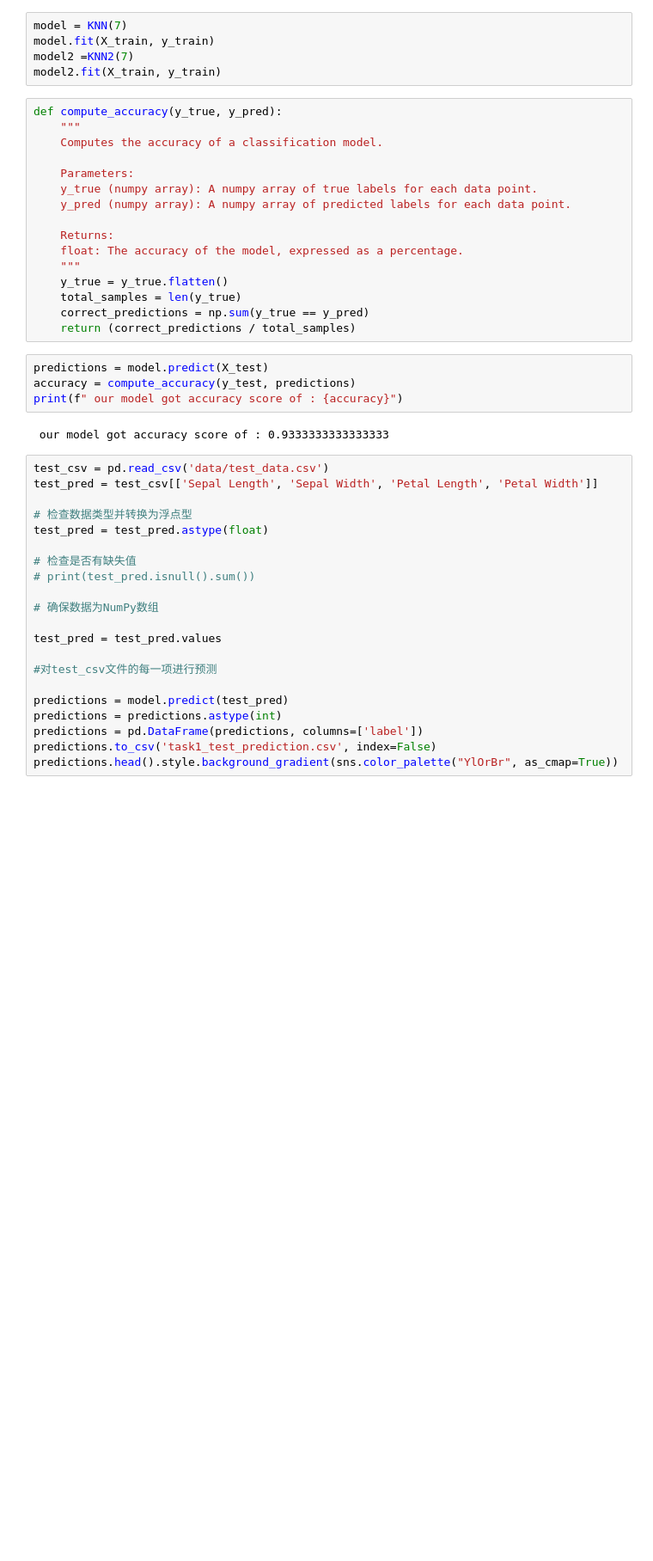
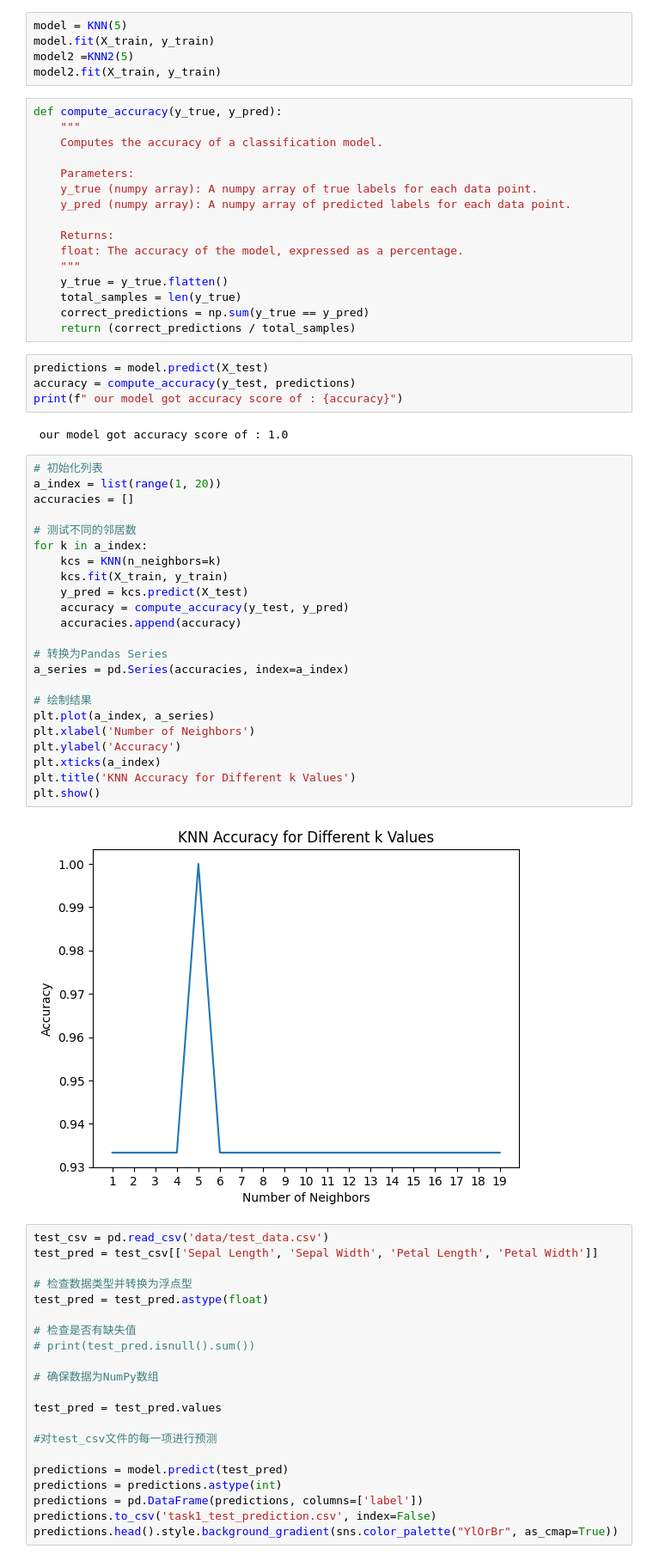
Before and after one commit to kaicheng001/2024-Spring-PR-Experiments, a Jupyter notebook: KNN/knn.ipynb, the cells around one changed output. Shown: that part at 86% size. Saved outputs shown, nothing was run; the diff lists cells and outputs as text; blank space fills up the shorter version.

```diff
--- a/KNN/knn.ipynb
+++ b/KNN/knn.ipynb
@@ -435,9 +435,9 @@ y_test = y_test.astype(int)
 y_train = y_train.values
 y_test = y_test.values
 # %%
-model = KNN(7)
+model = KNN(5)
 model.fit(X_train, y_train)
-model2 =KNN2(7)
+model2 =KNN2(5)
 model2.fit(X_train, y_train)
 # %%
 def compute_accuracy(y_true, y_pred):
@@ -460,7 +460,32 @@ predictions = model.predict(X_test)
 accuracy = compute_accuracy(y_test, predictions)
 print(f" our model got accuracy score of : {accuracy}")
 # %% [output]
- our model got accuracy score of : 0.9333333333333333
+ our model got accuracy score of : 1.0
+# %%
+# 初始化列表
+a_index = list(range(1, 20))
+accuracies = []
+
+# 测试不同的邻居数
+for k in a_index:
+    kcs = KNN(n_neighbors=k)
+    kcs.fit(X_train, y_train)
+    y_pred = kcs.predict(X_test)
+    accuracy = compute_accuracy(y_test, y_pred)
+    accuracies.append(accuracy)
+
+# 转换为Pandas Series
+a_series = pd.Series(accuracies, index=a_index)
+
+# 绘制结果
+plt.plot(a_index, a_series)
+plt.xlabel('Number of Neighbors')
+plt.ylabel('Accuracy')
+plt.xticks(a_index)
+plt.title('KNN Accuracy for Different k Values')
+plt.show()
+# %% [output]
+[figure, added]
 # %%
 test_csv = pd.read_csv('data/test_data.csv')
 test_pred = test_csv[['Sepal Length', 'Sepal Width', 'Petal Length', 'Petal Width']]
```
Also changed, not shown: parts of 1 cell of this notebook, 9 other files.
